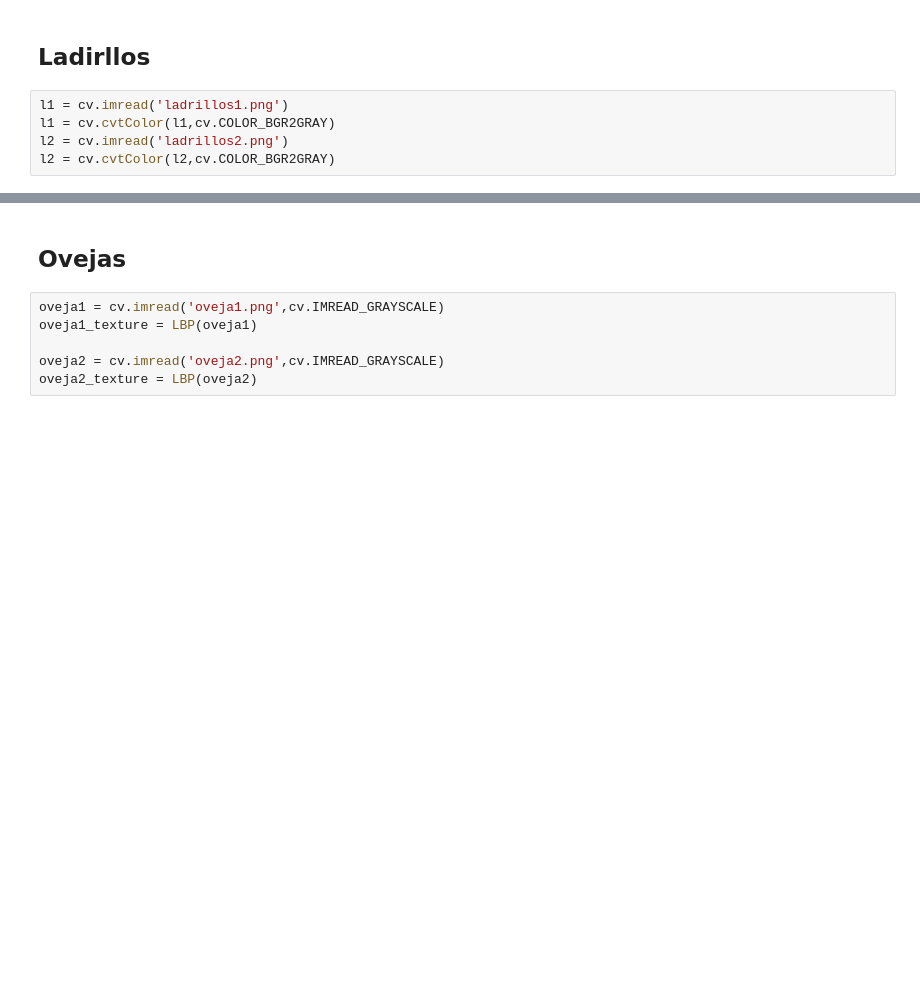
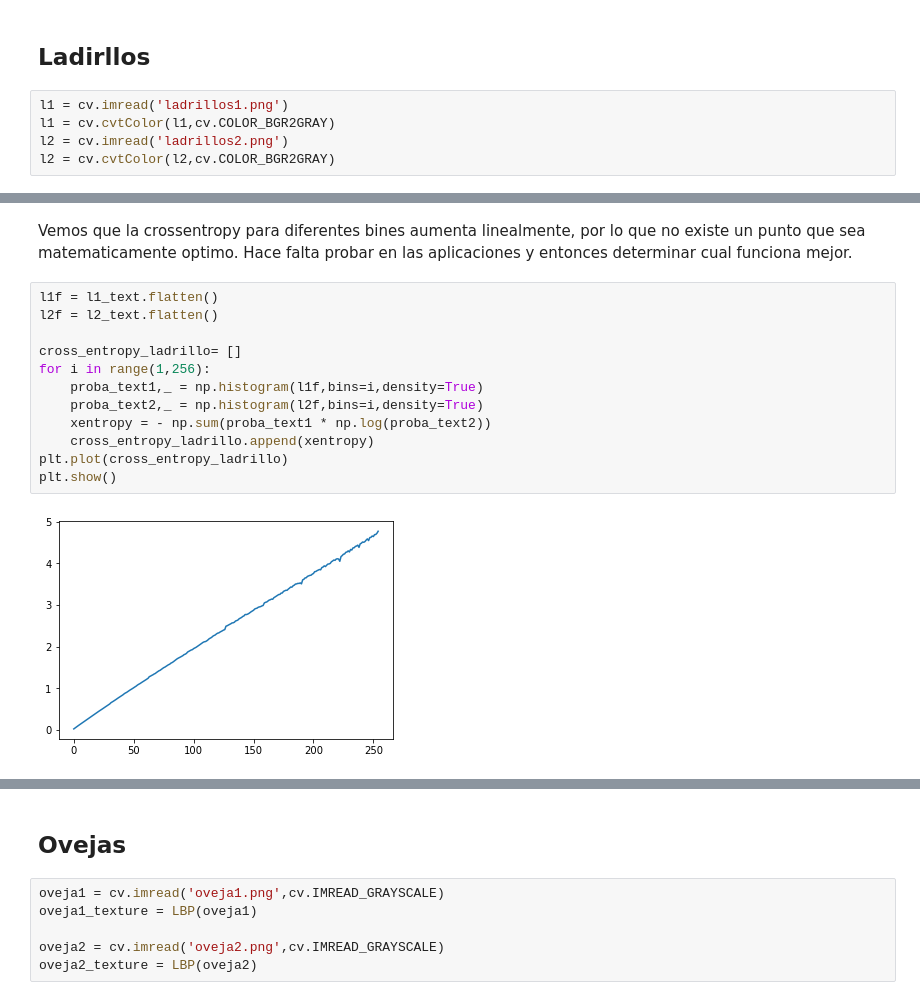
Before and after one commit to nicolascecchi/AI-Specialization, a Jupyter notebook: B2/CV1/B2_CV1_C5_TP4_Textura_LBP.ipynb, the cells around one changed output, grey strips where cells are left out. Saved outputs shown, nothing was run; the diff lists cells and outputs as text; blank space fills up the shorter version.

```diff
--- a/B2/CV1/B2_CV1_C5_TP4_Textura_LBP.ipynb
+++ b/B2/CV1/B2_CV1_C5_TP4_Textura_LBP.ipynb
@@ -74,0 +79,16 @@ plt.show()
+# %% [markdown]
+Vemos que la crossentropy para diferentes bines aumenta linealmente, por lo que no existe un punto que sea matematicamente optimo. Hace falta probar en las aplicaciones y entonces determinar cual funciona mejor.
+# %%
+l1f = l1_text.flatten()
+l2f = l2_text.flatten()
+
+cross_entropy_ladrillo= []
+for i in range(1,256):
+    proba_text1,_ = np.histogram(l1f,bins=i,density=True)
+    proba_text2,_ = np.histogram(l2f,bins=i,density=True)
+    xentropy = - np.sum(proba_text1 * np.log(proba_text2))
+    cross_entropy_ladrillo.append(xentropy)
+plt.plot(cross_entropy_ladrillo)
+plt.show()
+# %% [output]
+[figure, added]
```
Also changed, not shown: parts of 19 cells of this notebook.
